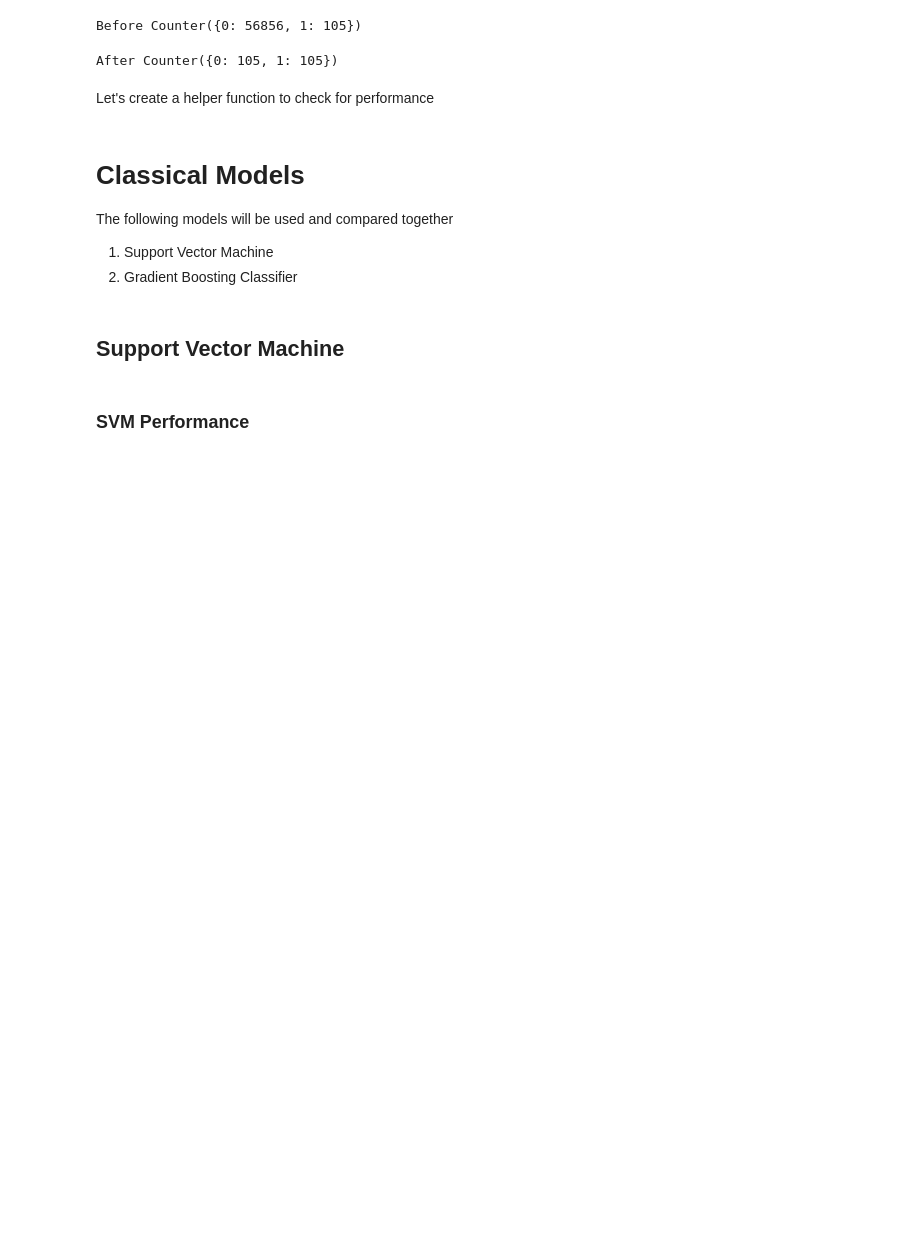
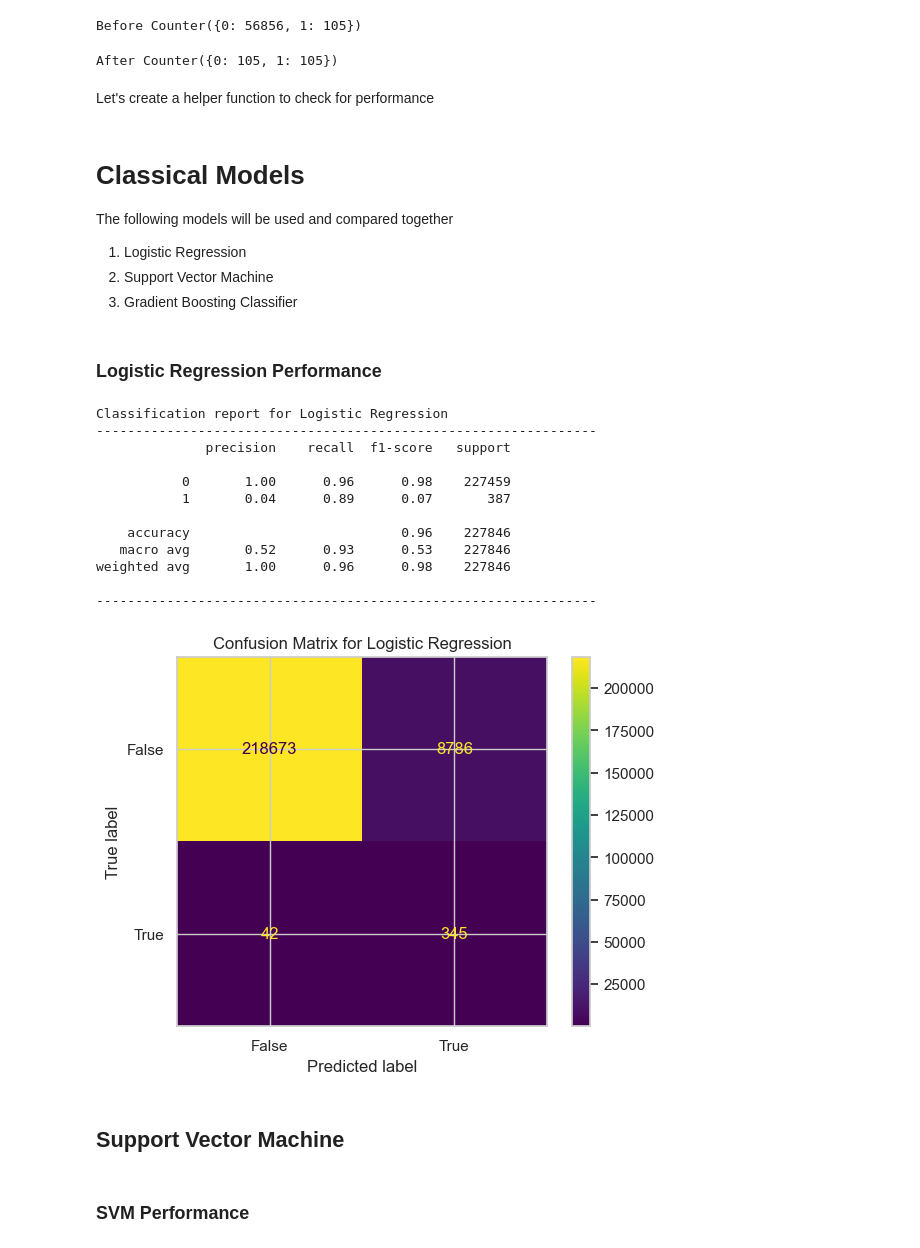
Before and after one commit to SamyySwift/Fraud_Detection, a Jupyter notebook: credit_card_fraud_detection.ipynb, the cells around one changed output. Cells and saved outputs as stored; diff of their text form; code cells hidden in the pictures; blank space fills up the shorter version.

```diff
--- a/credit_card_fraud_detection.ipynb
+++ b/credit_card_fraud_detection.ipynb
@@ -148,6 +146,6 @@ def evaluate(model, model_name = None):
 # Classical Models
 
 The following models will be used and compared together
-
-1. Support Vector Machine
-2. Gradient Boosting Classifier
+1. Logistic Regression
+2. Support Vector Machine
+3. Gradient Boosting Classifier
@@ -154,3 +155,22 @@ The following models will be used and compared together
+# %% [markdown]
+### Logistic Regression Performance
+# %%
+# Check for performance
+evaluate(LR, "Logistic Regression")
+# %% [output]
+Classification report for Logistic Regression
+----------------------------------------------------------------
+              precision    recall  f1-score   support
+
+           0       1.00      0.96      0.98    227459
+           1       0.04      0.89      0.07       387
+
+    accuracy                           0.96    227846
+   macro avg       0.52      0.93      0.53    227846
+weighted avg       1.00      0.96      0.98    227846
+
+----------------------------------------------------------------
+[figure, added]
 # %% [markdown]
 ## Support Vector Machine
 # %%
```
Also changed, not shown: parts of 21 cells of this notebook, 5 other files.
